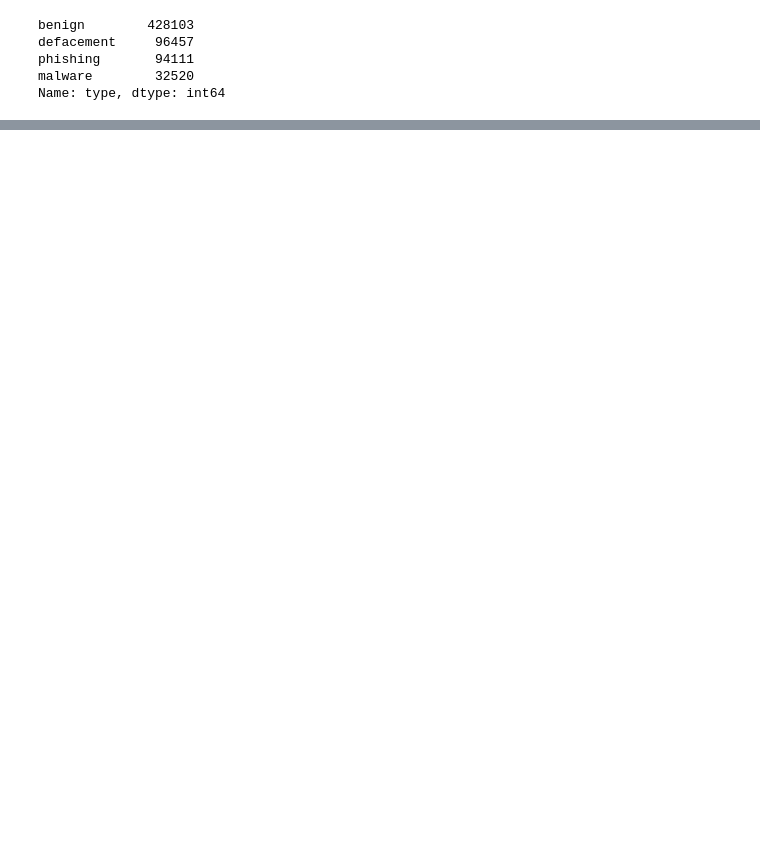
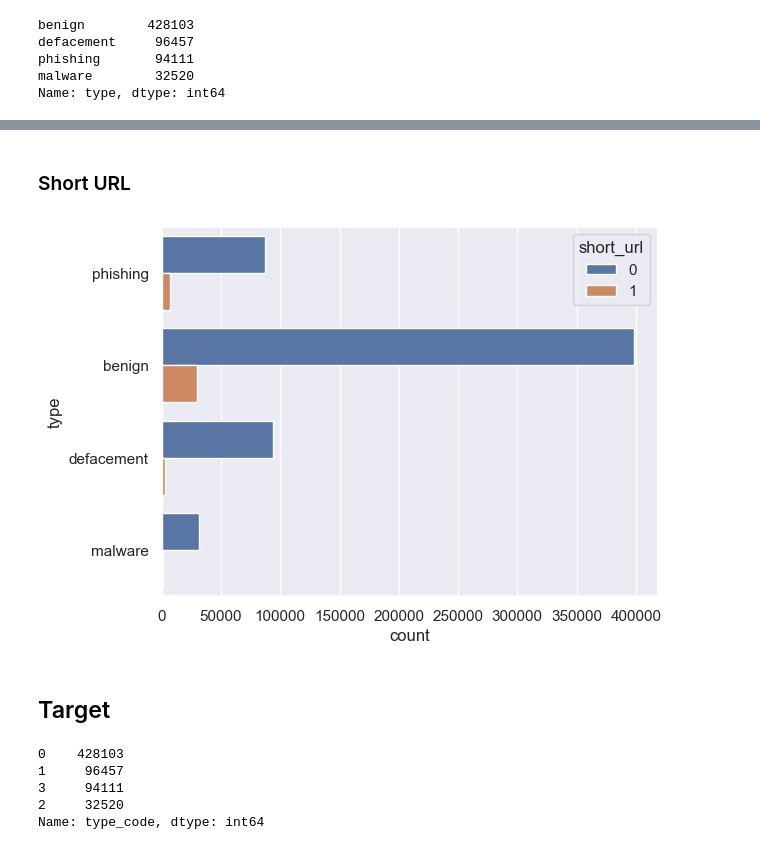
Before and after one commit to SmartIndiaHackthon2023-TEAM/Smart-India-Hackathon_team, a Jupyter notebook: Untitled.ipynb, the cells around one changed output, grey strips where cells are left out. Saved outputs shown, nothing was run; the diff lists cells and outputs as text; code cells hidden in the pictures; blank space fills up the shorter version.

```diff
--- a/Untitled.ipynb
+++ b/Untitled.ipynb
@@ -344,0 +353,21 @@ Name: type, dtype: int64
+# %% [markdown]
+### Short URL
+# %%
+sns.set(style="darkgrid")
+ax = sns.countplot(y="type", data=df,hue="short_url")
+# %% [output]
+[figure, added]
+# %% [markdown]
+## Target
+# %%
+from sklearn.preprocessing import LabelEncoder
+
+lb_make = LabelEncoder()
+df["type_code"] = lb_make.fit_transform(df["type"])
+df["type_code"].value_counts()
+# %% [output]
+0    428103
+1     96457
+3     94111
+2     32520
+Name: type_code, dtype: int64
```
Also changed, not shown: parts of 27 cells of this notebook.
